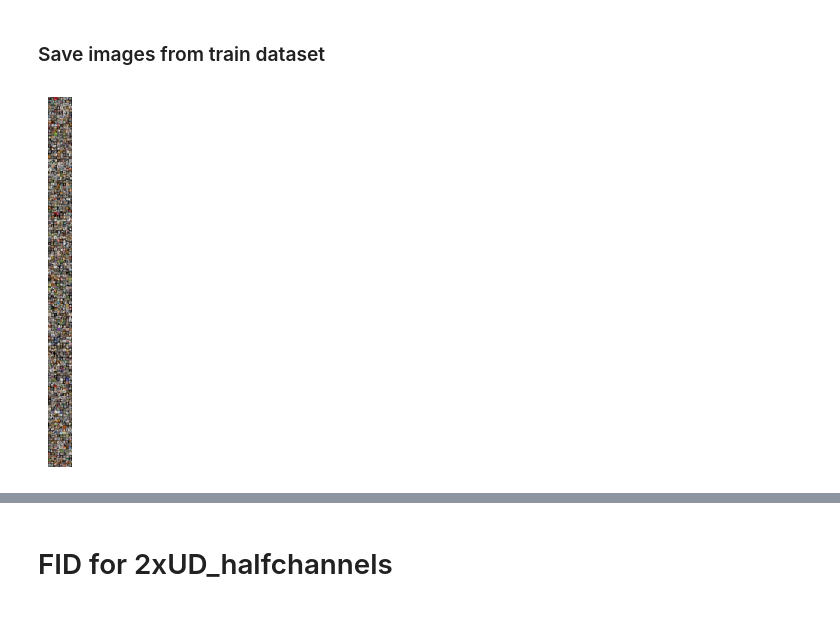
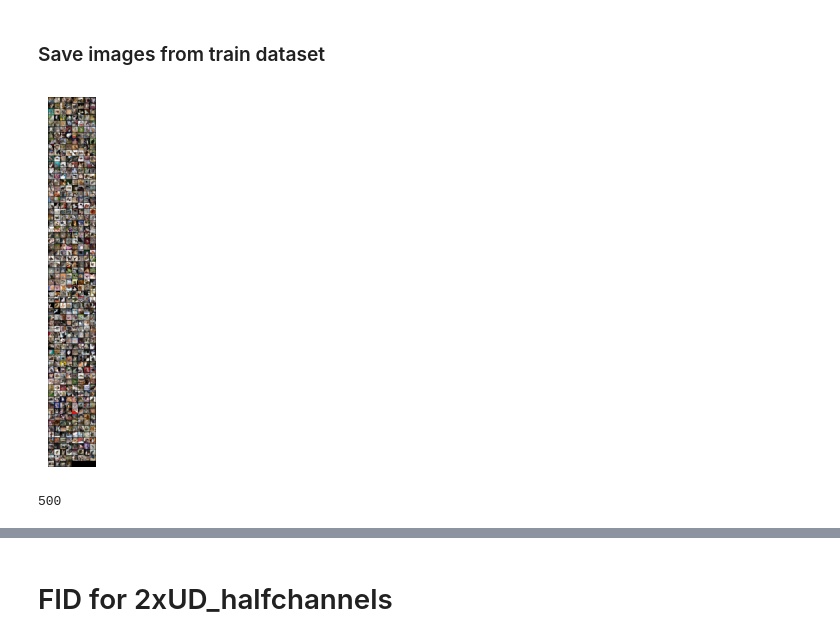
Before and after one commit to dkumar2701/image-deeplearning, a Jupyter notebook: FIDanalysis.ipynb, the cells around one changed output, grey strips where cells are left out. Saved outputs shown, nothing was run; the diff lists cells and outputs as text; code cells hidden in the pictures.

```diff
--- a/FIDanalysis.ipynb
+++ b/FIDanalysis.ipynb
@@ -163,16 +186,20 @@ transform = transforms.Compose(
     [transforms.ToTensor(),
      transforms.Normalize((0.5, 0.5, 0.5), (0.5, 0.5, 0.5))])
 testset = torchvision.datasets.CIFAR10(root='./data', train=False, download=True, transform=transform)
+testloader = torch.utils.data.DataLoader(testset, batch_size=batch_size, shuffle=False, num_workers=2)
 cat_idxs = np.where((np.array(testset.targets) == 3))[0]
 catset = torch.utils.data.Subset(testset, cat_idxs)
-catloader = torch.utils.data.DataLoader(catset, batch_size=batch_size, shuffle=False, num_workers=2)
+cattestloader = torch.utils.data.DataLoader(catset, batch_size=batch_size, shuffle=False, num_workers=2)
 
 
-iterator = iter(catloader)
+iterator = iter(cattestloader)
 images, _ = next(iterator)
 imshow(torchvision.utils.make_grid(images.squeeze()))
 images, _ = next(iterator)
 imshow(torchvision.utils.make_grid(images.squeeze()))
+
+images, _ = next(iter(iterator))
+imshow(torchvision.utils.make_grid(images.squeeze()))
 # %% [output]
 Files already downloaded and verified
 [figure]
@@ -196,9 +224,9 @@ output_folder = os.path.join("output/", test_folder)
 os.makedirs(output_folder, exist_ok=True)
 
 img_grid_images = []
-for i, (images, _) in enumerate(catloader):
+for i, (images, _) in enumerate(cattestloader):
   images = images.squeeze()
-  if i<1000:
+  if i<500:
     images = images/2 + 0.5
     img_grid_images.append(images)
     image_path = os.path.join(output_folder, f"{i}.png")
@@ -220,12 +248,13 @@ transform = transforms.Compose(
     [transforms.ToTensor(),
      transforms.Normalize((0.5, 0.5, 0.5), (0.5, 0.5, 0.5))])
 testset = torchvision.datasets.CIFAR10(root='./data', train=True, download=True, transform=transform)
+trainloader = torch.utils.data.DataLoader(testset, batch_size=batch_size, shuffle=True, num_workers=2)
 cat_idxs = np.where((np.array(testset.targets) == 3))[0]
 catset = torch.utils.data.Subset(testset, cat_idxs)
-catloader2 = torch.utils.data.DataLoader(catset, batch_size=batch_size, shuffle=False, num_workers=2)
+cattrainloader = torch.utils.data.DataLoader(catset, batch_size=batch_size, shuffle=False, num_workers=2)
 
 
-iterator2 = iter(catloader2)
+iterator2 = iter(cattrainloader)
 images, _ = next(iterator2)
 imshow(torchvision.utils.make_grid(images))
 images, _ = next(iterator2)
@@ -242,28 +271,33 @@ print(l)
 # %% [markdown]
 ### Save images from train dataset
 # %%
-test_folder = "test_images_shuffled"
+test_folder = "train_images"
 output_folder = os.path.join("output/", test_folder)
-shutil.rmtree(output_folder)
+#shutil.rmtree(output_folder)
 os.makedirs(output_folder, exist_ok=True)
 
-img_grid_images = []
-for i, (images, _) in enumerate(catloader2):
+img_grid_images2 = []
+for i, (images, _) in enumerate(cattrainloader):
   images = images.squeeze()
-  if i<1000:
+  if i<500:
     images = images/2 + 0.5
-    img_grid_images.append(images)
+    img_grid_images2.append(images)
     image_path = os.path.join(output_folder, f"{i}.png")
     save_image(images, image_path)
 
-img_grid = torchvision.utils.make_grid(img_grid_images)
+img_grid2 = torchvision.utils.make_grid(img_grid_images2)
 ndarr = img_grid.permute(1, 2, 0).cpu().numpy()
 plt.figure()
 plt.axis("off")
 plt.imshow(ndarr)
 plt.show()
 # %% [output]
-[figure, old version]
+[figure, new version]
+# %%
+#print(os.listdir("./output"))
+print(len([name for name in os.listdir(os.path.join("./output/test_images"))]))
+# %% [output]
+500
 # %%
 pip install pytorch-fid
 # %% [output]
```
Also changed, not shown: parts of 23 cells of this notebook.
